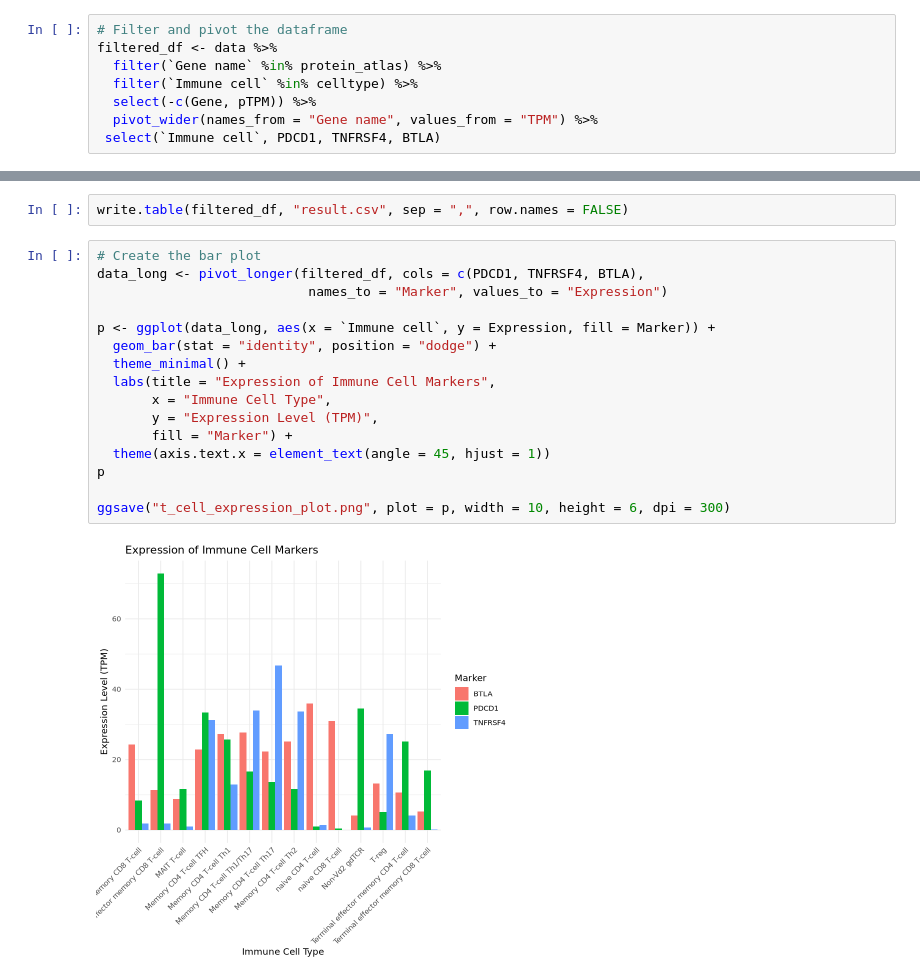
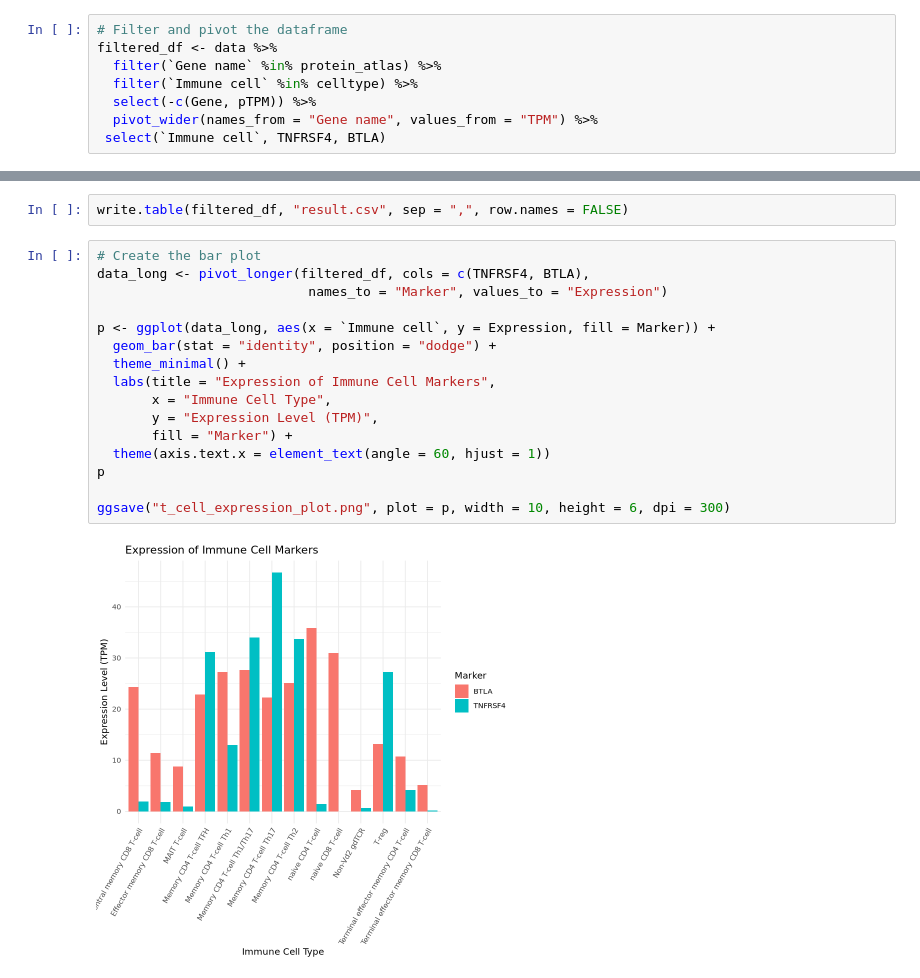
Before and after one commit to siegelna/2024_09_26_Protein_Atlas, a Jupyter notebook: analysis.ipynb, the cells around one changed output, grey strips where cells are left out. Cells and saved outputs as stored; diff of their text form.

```diff
--- a/analysis.ipynb
+++ b/analysis.ipynb
@@ -50,7 +50,7 @@ filtered_df <- data %>%
   filter(`Immune cell` %in% celltype) %>%
   select(-c(Gene, pTPM)) %>%
   pivot_wider(names_from = "Gene name", values_from = "TPM") %>%
- select(`Immune cell`, PDCD1, TNFRSF4, BTLA)
+ select(`Immune cell`, TNFRSF4, BTLA)
 # %%
 head(filtered_df)
 # %% [output]
@@ -67,19 +67,19 @@ A tibble: 6 × 4
 write.table(filtered_df, "result.csv", sep = ",", row.names = FALSE)
 # %%
 # Create the bar plot
-data_long <- pivot_longer(filtered_df, cols = c(PDCD1, TNFRSF4, BTLA),
+data_long <- pivot_longer(filtered_df, cols = c(TNFRSF4, BTLA),
                            names_to = "Marker", values_to = "Expression")
 
 p <- ggplot(data_long, aes(x = `Immune cell`, y = Expression, fill = Marker)) +
   geom_bar(stat = "identity", position = "dodge") +
   theme_minimal() +
   labs(title = "Expression of Immune Cell Markers",
        x = "Immune Cell Type",
        y = "Expression Level (TPM)",
        fill = "Marker") +
-  theme(axis.text.x = element_text(angle = 45, hjust = 1))
+  theme(axis.text.x = element_text(angle = 60, hjust = 1))
 p
 
 ggsave("t_cell_expression_plot.png", plot = p, width = 10, height = 6, dpi = 300)
 # %% [output]
-[figure, old version]
+[figure, new version]
```
Also changed, not shown: parts of 2 cells of this notebook.
